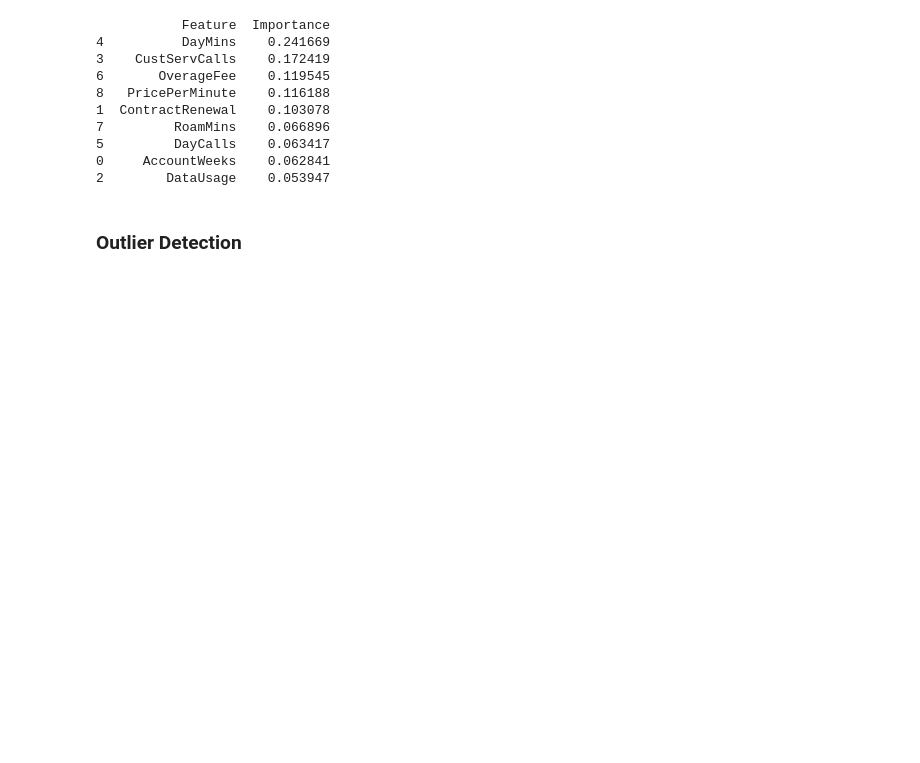
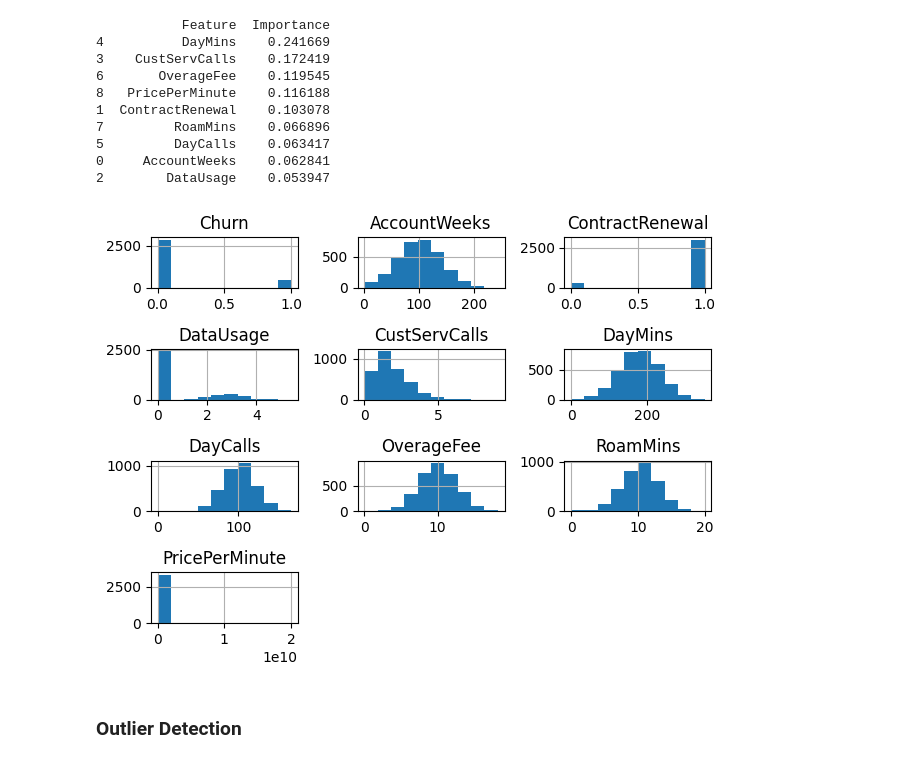
Before and after one commit to Francesca9933/ml-customer-churn-prediction, a Jupyter notebook: customer_churn_prediction.ipynb, the cells around one changed output. Saved outputs shown, nothing was run; the diff lists cells and outputs as text; code cells hidden in the pictures; blank space fills up the shorter version.

Commit message:
add histograms in preprocessing for further insights

```diff
--- a/customer_churn_prediction.ipynb
+++ b/customer_churn_prediction.ipynb
@@ -257,6 +257,12 @@ print(importances)
 5         DayCalls    0.063417
 0     AccountWeeks    0.062841
 2        DataUsage    0.053947
+# %%
+#histogram to show density and distribution
+df.hist()
+plt.tight_layout()
+# %% [output]
+[figure, added]
 # %% [markdown]
 ### Outlier Detection
 # %%
```
Also changed, not shown: parts of 1 cell of this notebook, 1 other file.
